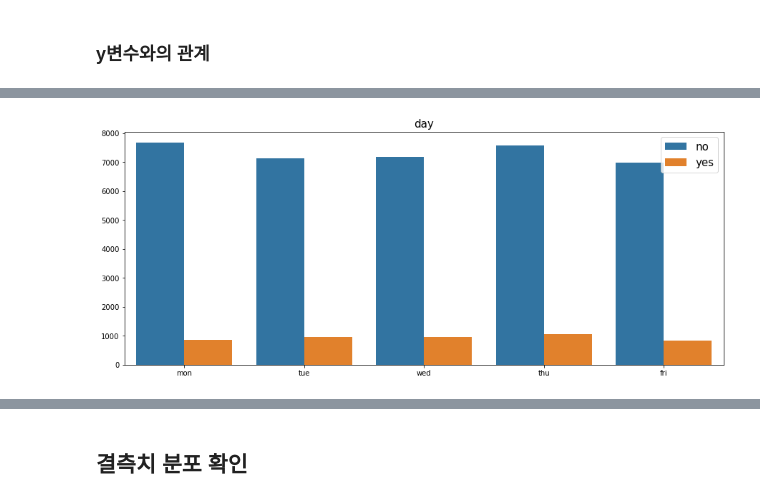
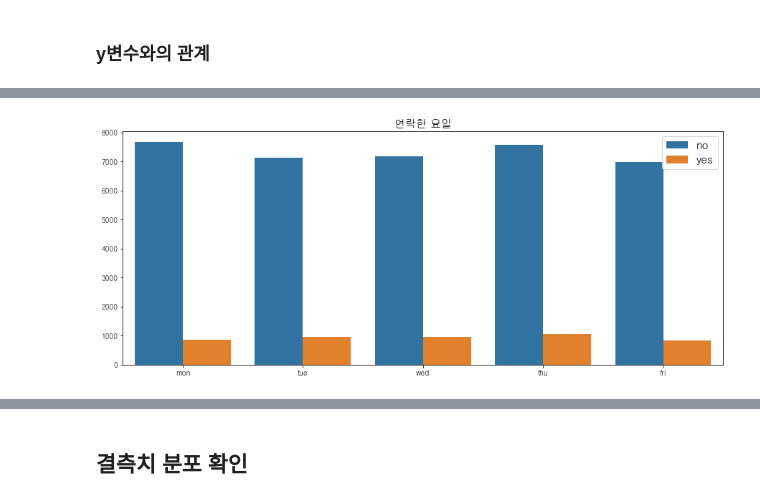
Before and after one commit to black4157/python-project, a Jupyter notebook: bank_project.ipynb, the cells around one changed output, grey strips where cells are left out. Saved outputs shown, nothing was run; the diff lists cells and outputs as text; code cells hidden in the pictures.

```diff
--- a/bank_project.ipynb
+++ b/bank_project.ipynb
@@ -309,12 +460,17 @@ pie(bank_object)
 # %% [markdown]
 ### y변수와의 관계
 # %%
+column_name=['직업','결혼여부','교육수준','채무불이행 여부',
+              '주택 융자여부','개인대출 여부','연락처 유형','연락한 달','연락한 요일',
+             '이전 캠페인 결과']
+cnt=0
 for column in bank_object:
     plt.figure(figsize=(15, 6))
     ax = sns.countplot(x=bank[column], hue=bank['y'])
     plt.legend(loc='upper right',fontsize=15)
-    plt.title(column,fontsize=15)
+    plt.title(column_name[cnt],fontsize=15)
     plt.xlabel('')
     plt.ylabel('')
     plt.show()
+    cnt+=1
 # %% [output]
@@ -329 +485 @@ for column in bank_object:
-[figure, old version]
+[figure, new version]
```
Also changed, not shown: parts of 159 cells of this notebook.
